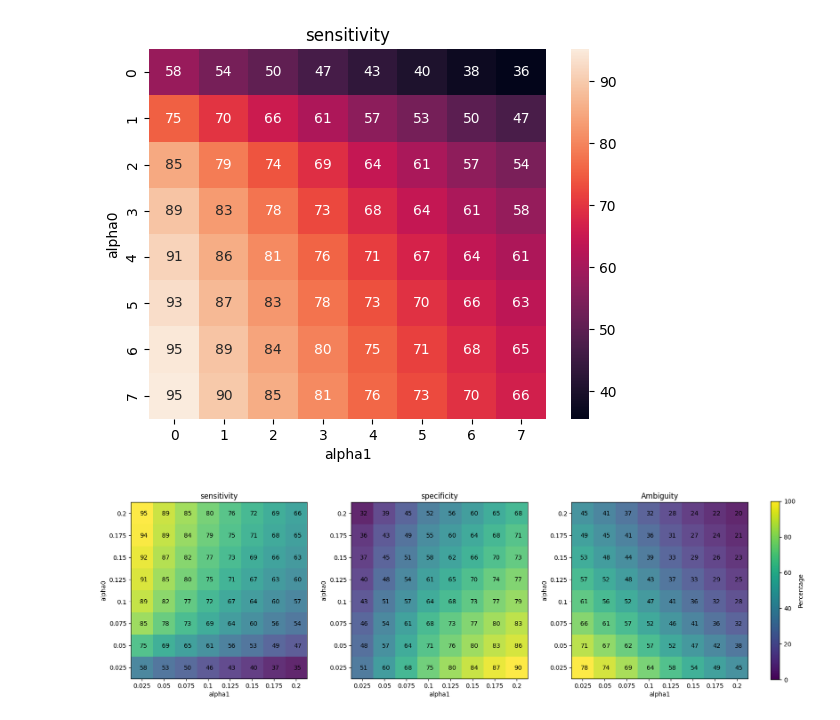
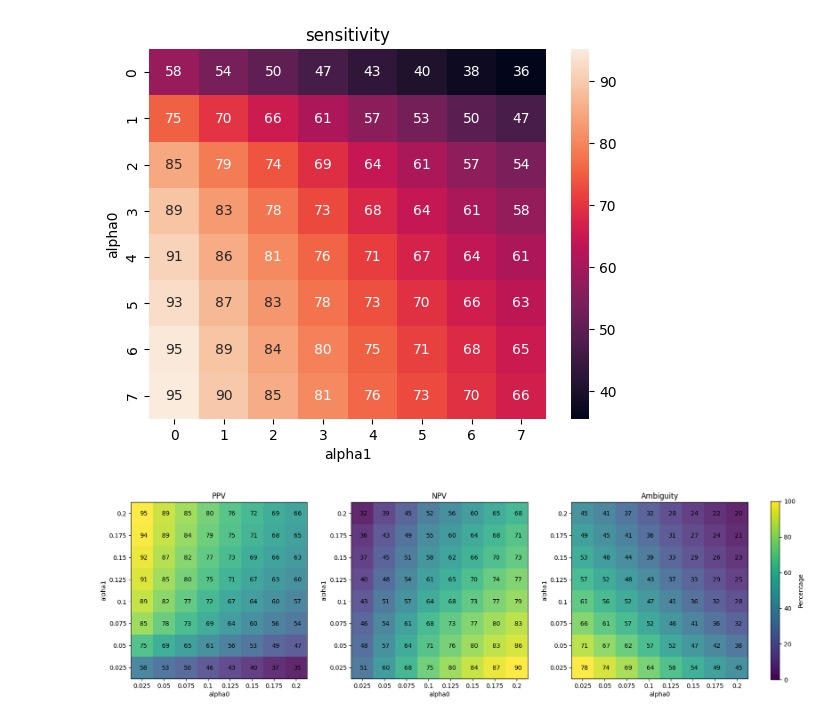
Before and after one commit to Surayuth/her2ml, a Jupyter notebook: analysis/analysis_equi_point.ipynb, the cells around one changed output. Saved outputs shown, nothing was run; the diff lists cells and outputs as text; code cells hidden in the pictures.

```diff
--- a/analysis/analysis_equi_point.ipynb
+++ b/analysis/analysis_equi_point.ipynb
@@ -106,6 +106,8 @@ sm = ScalarMappable(norm=norm, cmap='viridis')
 fig, axs = plt.subplots(1, 3, figsize=(22, 15), gridspec_kw={'wspace': 0.25})
 
 alpha = 0.85
+xlabel = "alpha0"
+ylabel = "alpha1"
 
 feat = "sensitivity"
 hm = agg_perf.pivot(index="alpha0", on="alpha1", values=feat).drop("alpha0").to_numpy()[::-1,:] * 100
@@ -114,47 +116,49 @@ for i in range(8):
     for j in range(8):
         value = int(hm[j, i])
         axs[0].text(i - 0.1, j + 0.1, value, c="black")
-axs[0].set_xlabel("alpha1")
-axs[0].set_ylabel("alpha0")
+axs[0].set_xlabel(xlabel)
+axs[0].set_ylabel(ylabel)
 axs[0].set_xticks(ticks=np.arange(8), labels=[round(n, 3) for n in np.arange(0.025, 0.2 + 0.025, 0.025)])
 axs[0].set_yticks(ticks=np.arange(8), labels=[round(n, 3) for n in np.arange(0.025, 0.2 + 0.025, 0.025)[::-1]])
-axs[0].set_title(feat)
+axs[0].set_title("PPV")
 
 ########################################################################################################################
 
 feat = "specificity"
 hm = agg_perf.pivot(index="alpha0", on="alpha1", values=feat).drop("alpha0").to_numpy()[::-1,:] * 100
 im = axs[1].imshow(hm, cmap=sm.cmap, alpha=alpha)
 for i in range(8):
     for j in range(8):
         value = int(hm[j, i])
         axs[1].text(i - 0.1, j + 0.1, value, c="black")
-axs[1].set_xlabel("alpha1")
-axs[1].set_ylabel("alpha0")
+axs[1].set_xlabel(xlabel)
+axs[1].set_ylabel(ylabel)
 axs[1].set_xticks(ticks=np.arange(8), labels=[round(n, 3) for n in np.arange(0.025, 0.2 + 0.025, 0.025)])
 axs[1].set_yticks(ticks=np.arange(8), labels=[round(n, 3) for n in np.arange(0.025, 0.2 + 0.025, 0.025)[::-1]])
-axs[1].set_title(feat)
+axs[1].set_title("NPV")
 ########################################################################################################################
 
 feat = "ambi"
 hm = agg_perf.pivot(index="alpha0", on="alpha1", values=feat).drop("alpha0").to_numpy()[::-1,:] * 100
 im = axs[2].imshow(hm, cmap=sm.cmap, alpha=alpha)
 for i in range(8):
     for j in range(8):
         value = int(hm[j, i])
         axs[2].text(i - 0.1, j + 0.1, value, c="black")
-axs[2].set_xlabel("alpha1")
-axs[2].set_ylabel("alpha0")
+axs[2].set_xlabel(xlabel)
+axs[2].set_ylabel(ylabel)
 axs[2].set_xticks(ticks=np.arange(8), labels=[round(n, 3) for n in np.arange(0.025, 0.2 + 0.025, 0.025)])
 axs[2].set_yticks(ticks=np.arange(8), labels=[round(n, 3) for n in np.arange(0.025, 0.2 + 0.025, 0.025)[::-1]])
 axs[2].set_title("Ambiguity")
 
 
 # Create a colorbar on the right with the desired range
 cbar = fig.colorbar(sm, ax=axs.ravel().tolist(), shrink=0.35, pad=0.03)
 cbar.set_label('Percentage')
+
+fig.savefig("perf_alpha0alpha1.png", dpi=300, bbox_inches="tight")
 # %% [output]
-[figure, old version]
+[figure, new version]
 # %%
 # create snake plot
 # 1) start from a0 = 0.025 and a1 = 0.25
```
Also changed, not shown: 7 other files.
